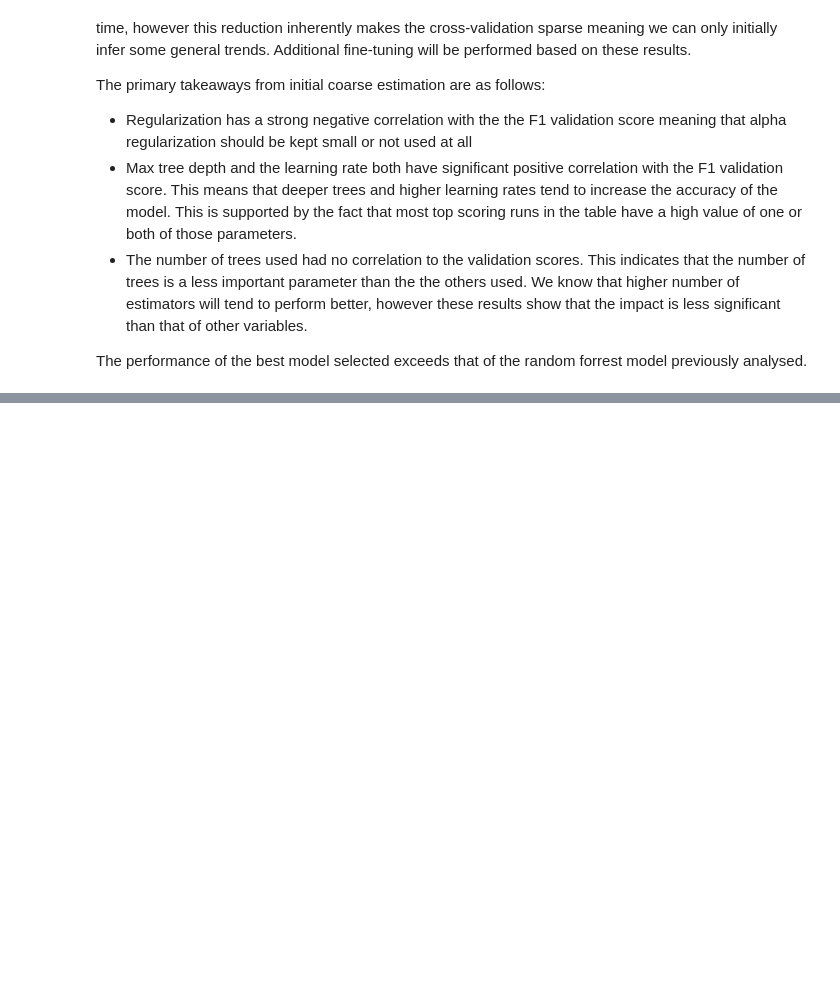
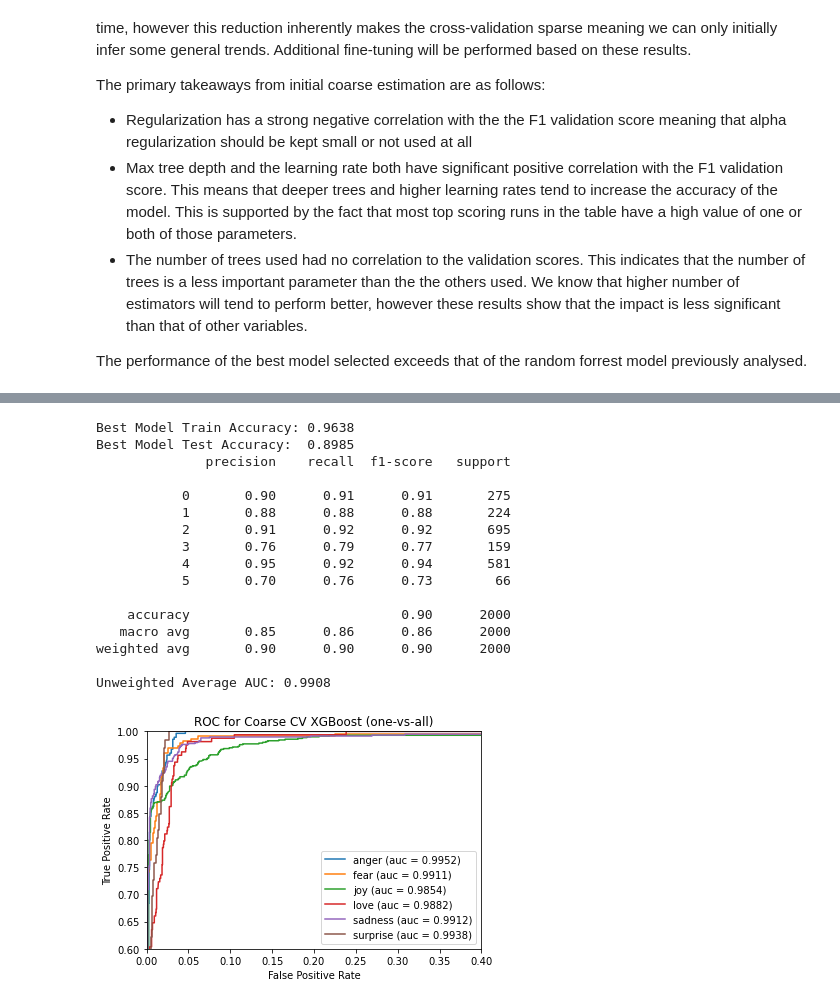
Before and after one commit to apeiffer/sentiment-analysis, a Jupyter notebook: notebooks/XGBoost.ipynb, the cells around one changed output, grey strips where cells are left out. Drawn from its saved outputs; the diff is of its cells as text; code cells hidden in the pictures; blank space fills up the shorter version.

```diff
--- a/notebooks/XGBoost.ipynb
+++ b/notebooks/XGBoost.ipynb
@@ -11,17 +11,20 @@ classes = ['anger', 'fear', 'joy', 'love', 'sadness', 'surprise']
 def plot_mc_roc(Y_test_bin, Y_test_proba, n_classes, title='ROC Curve'):
     ax = plt.axes()
     leg = []
+    auc_sum = 0
     for i in range(n_classes):
         y_score = Y_test_proba[:, i]
         fpr, tpr, _ = roc_curve(Y_test_bin[:, i], y_score)
         roc_auc = auc(fpr, tpr)
+        auc_sum += roc_auc
         leg.append(classes[i] + ' (auc = {:.4})'.format(roc_auc))
         RocCurveDisplay(fpr=fpr, tpr=tpr).plot(ax=ax)
 
     plt.xlim((0, .4))
     plt.ylim((.6, 1))
-    plt.legend(leg)
+    plt.legend(leg, loc='lower right')
     plt.title(title)
+    print('Unweighted Average AUC: {:.4}'.format(auc_sum/n_classes))
 # %%
 import pandas as pd
 
@@ -190,0 +234,17 @@ Now that we have a general sense for where the optimal model lies in the design
+# %%
+import matplotlib.pyplot as plt
+import pandas as pd
+import seaborn as sns
+import numpy as np
+
+print('Best Parameters: ', grid_cv.best_params_)
+print('Best Score: ', grid_cv.best_score_)
+best_model = grid_cv.best_estimator_
+res = grid_cv.cv_results_
+res.pop('params', None)
+res.pop('split0_test_score', None)
+res.pop('split1_test_score', None)
+
+df = pd.DataFrame(res).sort_values('rank_test_score')
+
+display(df)
@@ -190,0 +271,34 @@ Now that we have a general sense for where the optimal model lies in the design
+# %%
+from sklearn.preprocessing import label_binarize
+from sklearn.metrics import classification_report
+from sklearn.metrics import accuracy_score
+
+Y_test_pred = best_model.predict(X_test)
+Y_trainval_pred = best_model.predict(X_trainval)
+print('Best Model Train Accuracy: {:.4}'.format(accuracy_score(Y_trainval, Y_trainval_pred)))
+print('Best Model Test Accuracy: ', accuracy_score(Y_test, Y_test_pred))
+print(classification_report(Y_test, Y_test_pred))
+
+
+Y_test_bin = label_binarize(Y_test, classes=[0, 1, 2, 3, 4, 5])
+Y_test_proba = best_model.predict_proba(X_test)
+plot_mc_roc(Y_test_bin, Y_test_proba, n_classes=6,
+            title='ROC for Coarse CV XGBoost (one-vs-all)')
+# %% [output]
+Best Model Train Accuracy: 0.9638
+Best Model Test Accuracy:  0.8985
+              precision    recall  f1-score   support
+
+           0       0.90      0.91      0.91       275
+           1       0.88      0.88      0.88       224
+           2       0.91      0.92      0.92       695
+           3       0.76      0.79      0.77       159
+           4       0.95      0.92      0.94       581
+           5       0.70      0.76      0.73        66
+
+    accuracy                           0.90      2000
+   macro avg       0.85      0.86      0.86      2000
+weighted avg       0.90      0.90      0.90      2000
+
+Unweighted Average AUC: 0.9908
+[figure, added]
```
Also changed, not shown: parts of 10 cells of this notebook.
